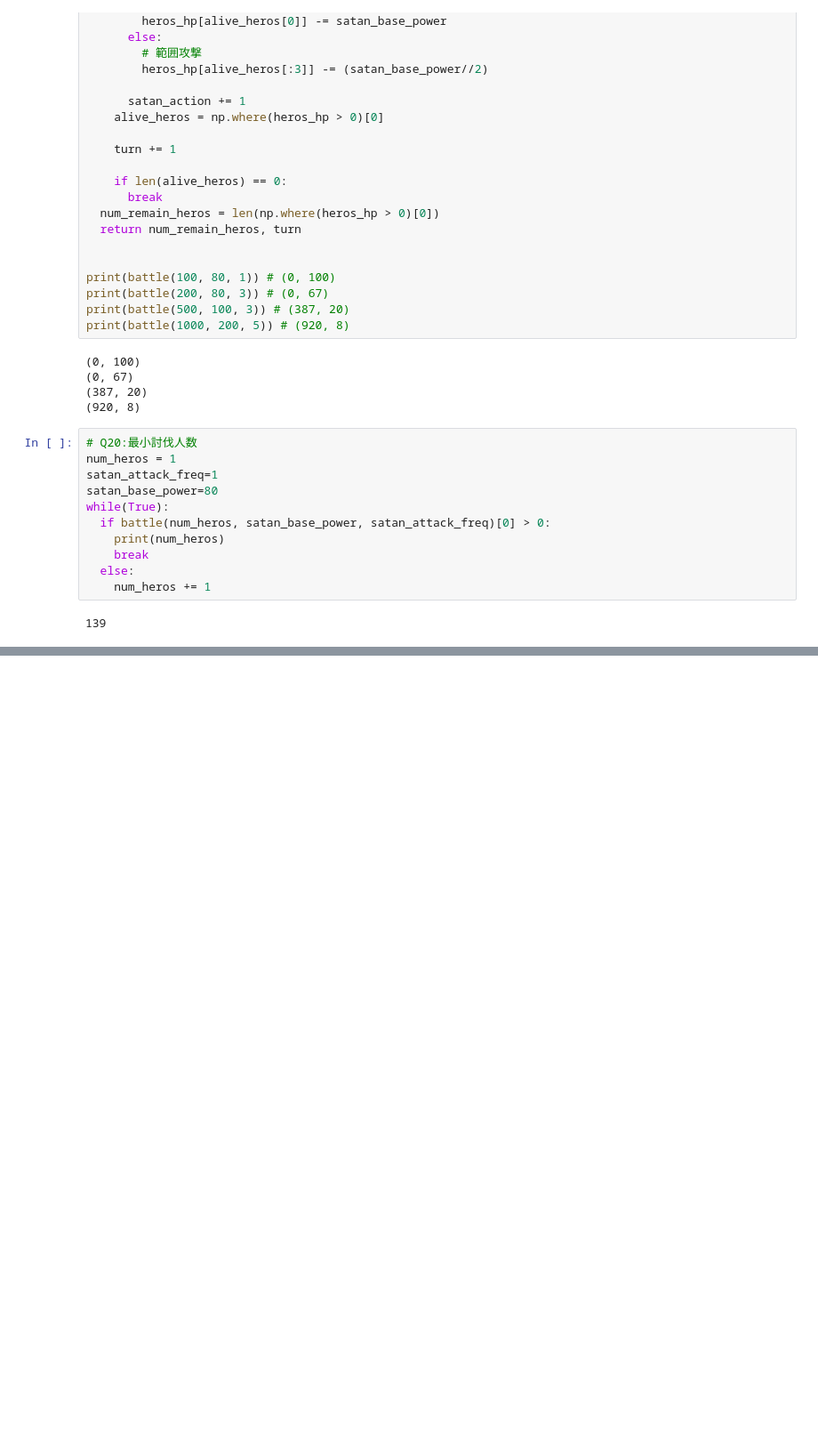
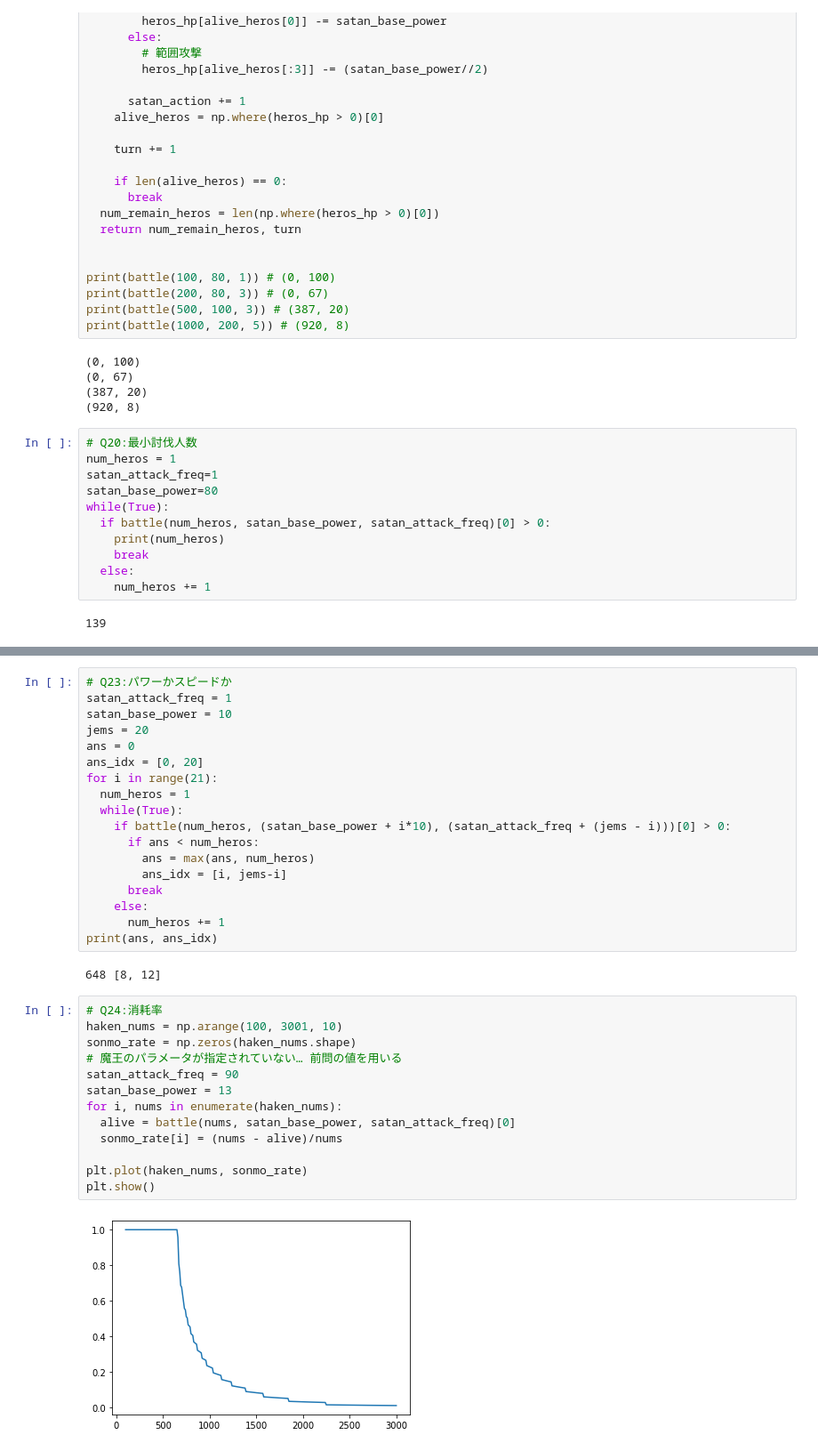
Before and after one commit to hnkm525/Infinity_Numpy, a Jupyter notebook: InfinityNumpy_chap2.ipynb, the cells around one changed output, grey strips where cells are left out. Shown: that part at 89% size. Cells and saved outputs as stored; diff of their text form; blank space fills up the shorter version.

```diff
--- a/InfinityNumpy_chap2.ipynb
+++ b/InfinityNumpy_chap2.ipynb
@@ -363,3 +363,38 @@ plt.show()
 [ 20  30  40  50  60  70  80  90 100 110 120 130 140 150 160 170 180 190
  200 210 220 230 240 250]
 [figure]
+# %%
+# Q23:パワーかスピードか
+satan_attack_freq = 1
+satan_base_power = 10
+jems = 20
+ans = 0
+ans_idx = [0, 20]
+for i in range(21):
+  num_heros = 1
+  while(True):
+    if battle(num_heros, (satan_base_power + i*10), (satan_attack_freq + (jems - i)))[0] > 0:
+      if ans < num_heros:
+        ans = max(ans, num_heros)
+        ans_idx = [i, jems-i]
+      break
+    else:
+      num_heros += 1
+print(ans, ans_idx)
+# %% [output]
+648 [8, 12]
+# %%
+# Q24:消耗率
+haken_nums = np.arange(100, 3001, 10)
+sonmo_rate = np.zeros(haken_nums.shape)
+# 魔王のパラメータが指定されていない… 前問の値を用いる
+satan_attack_freq = 90
+satan_base_power = 13
+for i, nums in enumerate(haken_nums):
+  alive = battle(nums, satan_base_power, satan_attack_freq)[0]
+  sonmo_rate[i] = (nums - alive)/nums
+
+plt.plot(haken_nums, sonmo_rate)
+plt.show()
+# %% [output]
+[figure, added]
```
Also changed, not shown: parts of 2 cells of this notebook.
